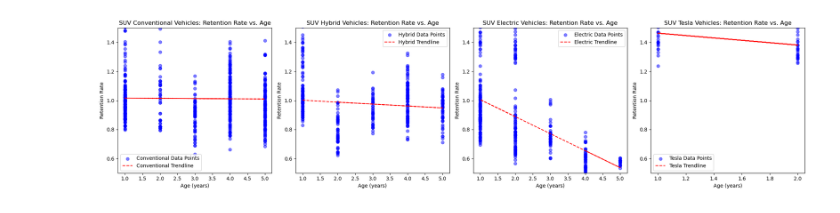
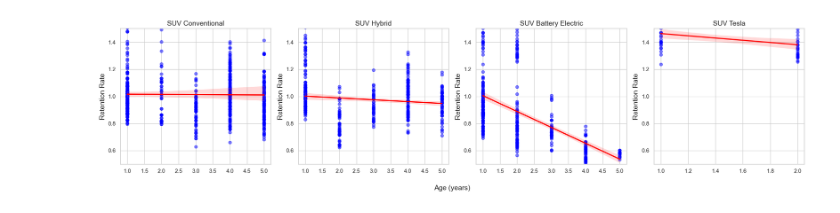
Before and after one commit to GunnerGitHub/Web-Scraping-for-Car-Data, a Jupyter notebook: Data Analysis/Depreciation Analysis/Drive.com Specific/MSRP Depreciation/RetentionRateAnalysis.ipynb, the cells around one changed output. Cells and saved outputs as stored; diff of their text form; code cells hidden in the pictures.

```diff
--- a/Data Analysis/Depreciation Analysis/Drive.com Specific/MSRP Depreciation/RetentionRateAnalysis.ipynb
+++ b/Data Analysis/Depreciation Analysis/Drive.com Specific/MSRP Depreciation/RetentionRateAnalysis.ipynb
@@ -29,3 +29,5 @@ inflation_factors = {
 
 merged_data['Retention Rate'] = merged_data.apply(lambda row: row['Retention Rate'] / inflation_factors[row['Year']], axis=1)
 merged_data.head() """
+
+merged_data = merged_data[(merged_data['Mileage'] < 300000)] #MAY NEED TO UPDATE SUMARY STATS!!!!!!!!!!!!!!
@@ -293,49 +344,65 @@ plt.show()
 # %%
-# Filter data for Tesla electric cars
-tesla_data = suv_data[(suv_data['Fuel Type Adjusted'] == 'Electric') & (suv_data['Make'] == 'Tesla')]
+# Set the aesthetic style of the plots
+sns.set(style="whitegrid")
 
-# Define the fuel types and filter the data accordingly
+# Filter data for Tesla and other electric SUVs
+tesla_suv_data = suv_data[(suv_data['Fuel Type Adjusted'] == 'Electric') & (suv_data['Make'] == 'Tesla')]
+other_suv_data = suv_data[(suv_data['Fuel Type Adjusted'] == 'Electric')]
+
+# Define the fuel types and prepare the filtered data
 fuel_types = ['Conventional', 'Hybrid', 'Electric']
-filtered_data = suv_data[suv_data['Fuel Type Adjusted'].isin(fuel_types)]
+filtered_suv_data = {
+    'Conventional': suv_data[suv_data['Fuel Type Adjusted'] == 'Conventional'],
+    'Hybrid': suv_data[suv_data['Fuel Type Adjusted'] == 'Hybrid'],
+    'Electric': other_suv_data
+}
 
-# Begin plotting the updated version
+# Create a figure with subplots
 fig, axs = plt.subplots(1, 4, figsize=(20, 5))  # 1 row, 4 columns for subplots
+axs = axs.flatten()  # Flatten the array to ensure it's iterable
 
-# Function to plot scatter and trendline
-def plot_scatter_with_trendline(ax, x, y, label, color):
-    ax.scatter(x, y, alpha=0.5, label=f'{label} Data Points', color=color)
+def plot_reg_with_stats(ax, data, label):
+    # Plot using seaborn's regplot for automatic regression line fitting
+    sns.regplot(x='Age', y='Retention Rate', data=data, ax=ax,
+                line_kws={'color': 'red'}, scatter_kws={'alpha': 0.5, 'color': 'blue'})
 
-    # Calculate the linear regression
-    slope, intercept, r_value, p_value, std_err = linregress(x, y)
-    r_squared = r_value**2
+    # Prepare the data for linear regression using statsmodels
+    X = sm.add_constant(data['Age'])
+    model = sm.OLS(data['Retention Rate'], X).fit()
 
-    # Plot the linear regression line
-    ax.plot(x, intercept + slope * x, color='red', linestyle='--', label=f'{label} Trendline')
+    # Setting plot aesthetics
+    ax.set_ylim(0.5, 1.5)  # Set the y-axis range
 
+     # Setting plot aesthetics
     ax.set_ylim(0.5, 1.5)  # Set the y-axis range
-    ax.set_title(f'SUV {label} Vehicles: Retention Rate vs. Age')
-    ax.set_xlabel('Age (years)')
-    ax.set_ylabel('Retention Rate')
-    ax.legend()
 
-    # Print out the statistics
+    if label == 'Electric':
+        ax.set_title('SUV Battery Electric', fontsize=14)
+    else:
+        ax.set_title(f'SUV {label}', fontsize=14)
+
+    ax.set_xlabel('', fontsize=14)
+    ax.set_ylabel('Retention Rate', fontsize=14)
+
+
+    #ax.legend([f'{label} Data Points', f'{label} Trendline'])
+
+    # Print the statistics
     print(f"{label} Linear Regression:")
-    print(f"  Gradient: {slope:.4f}")
-    print(f"  Intercept: {intercept:.4f}")
-    print(f"  R^2: {r_squared:.4f}")
-    print(f"  P-value: {p_value:.4e}\n")
+    print(f"  Gradient (Slope): {model.params['Age']:.4f} ± {model.bse['Age']:.4f}")
+    print(f"  Intercept: {model.params['const']:.4f} ± {model.bse['const']:.4f}")
+    print(f"  R^2: {model.rsquared:.4f}")
+    print(f"  P-value (Age): {model.pvalues['Age']:.4e}\n")
 
 # Plot each fuel type in different subplots
-for index, fuel_type in enumerate(fuel_types):
-    subset = filtered_data[filtered_data['Fuel Type Adjusted'] == fuel_type]
+for i, (fuel_type, data) in enumerate(filtered_suv_data.items()):
+    plot_reg_with_stats(axs[i], data, fuel_type)
 
-    # Plot scatter with trendline
-    plot_scatter_with_trendline(axs[index], subset['Age'], subset['Retention Rate'], fuel_type, 'blue')
+# Plot Tesla Electric SUVs
+if not tesla_suv_data.empty:
+    plot_reg_with_stats(axs[3], tesla_suv_data, 'Tesla')
 
-# Plot Tesla Electric Cars
-if not tesla_data.empty:
-    plot_scatter_with_trendline(axs[3], tesla_data['Age'], tesla_data['Retention Rate'], 'Tesla', 'blue')
-
+fig.supxlabel('Age (years)', fontsize=14)
 plt.tight_layout()
 plt.show()
 # %% [output]
@@ -359,4 +426,4 @@ Hybrid Linear Regression:
-[figure, old version]
+[figure, new version]
 # %%
 # Repeat for SUV data
 
```
Also changed, not shown: parts of 7 cells of this notebook.
